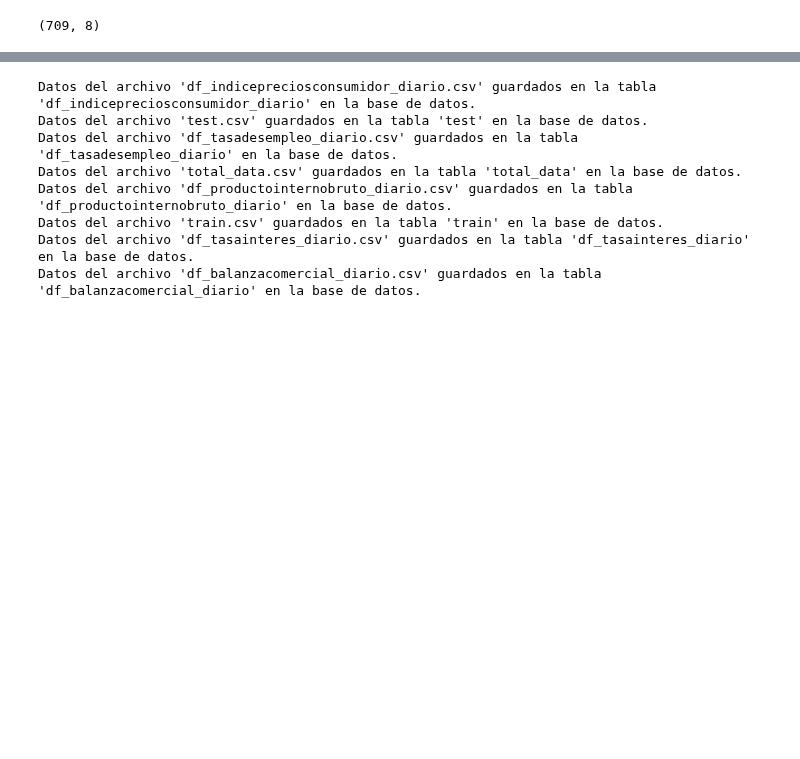
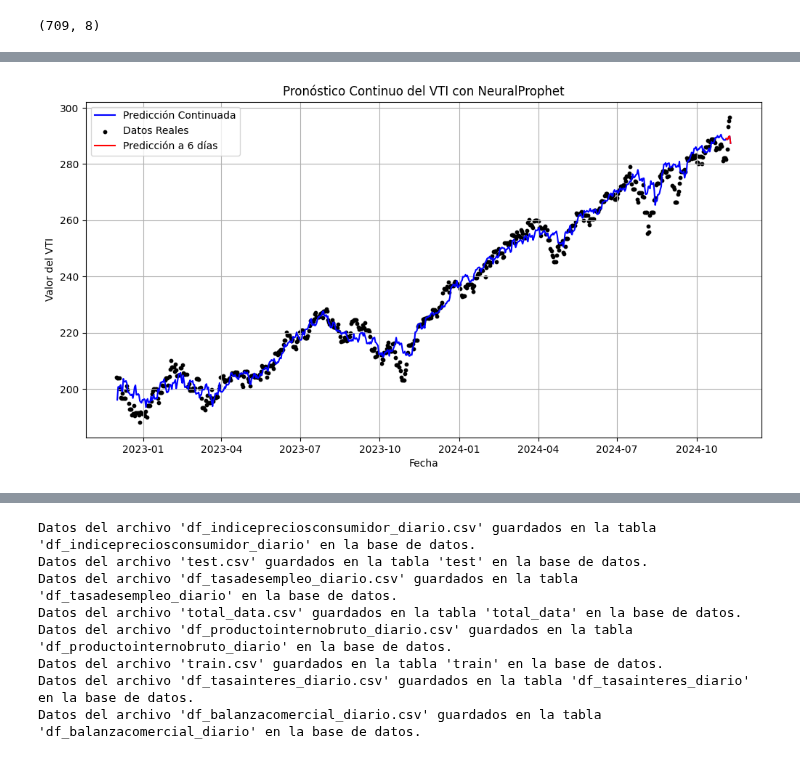
Before and after one commit to diegomacaya/proyecto_DataScience_DMS, a Jupyter notebook: src/Proyecto_Data_Science.ipynb, the cells around one changed output, grey strips where cells are left out. Cells and saved outputs as stored; diff of their text form; code cells hidden in the pictures; blank space fills up the shorter version.

```diff
--- a/src/Proyecto_Data_Science.ipynb
+++ b/src/Proyecto_Data_Science.ipynb
@@ -851,3 +898,36 @@ INFO - (NP.df_utils.return_df_in_original_format) - Returning df with no ID colu
+# %%
+import matplotlib.pyplot as plt
+import pandas as pd
+
+# Asegúrate de que las fechas estén en el formato correcto
+df_indicadores_D['ds'] = pd.to_datetime(df_indicadores_D['ds'])
+forecast['ds'] = pd.to_datetime(forecast['ds'])
+
+# Combina los datos históricos y predicciones en un solo DataFrame para una línea continua
+combined_df = pd.concat([actual, prediction])
+
+# Filtra los últimos 6 días de predicción
+last_6_days_prediction = prediction.tail(6)
+
+# Visualización mejorada
+plt.figure(figsize=(12, 6))
+# Línea continua para el histórico y predicción completa
+plt.plot(combined_df['ds'], combined_df['yhat1'], color='blue', label='Predicción Continuada')
+plt.scatter(combined_df['ds'], combined_df['y'], color='black', marker='o', s=10, label='Datos Reales')
+# Línea diferenciada para los últimos 6 días de predicción
+plt.plot(last_6_days_prediction['ds'], last_6_days_prediction['yhat1'], color='red', label='Predicción a 6 días')
+
+# Títulos y etiquetas
+plt.title('Pronóstico Continuo del VTI con NeuralProphet')
+plt.xlabel('Fecha')
+plt.ylabel('Valor del VTI')
+plt.legend()
+plt.grid(True)
+
+# Mostrar la gráfica
+plt.show()
+# %% [output]
+[figure, added]
 # %%
 train_df.to_csv("../data/processed/train.csv", index = False)
 test_df.to_csv("../data/processed/test.csv", index = False)
```
Also changed, not shown: parts of 8 cells of this notebook, 38 other files.
